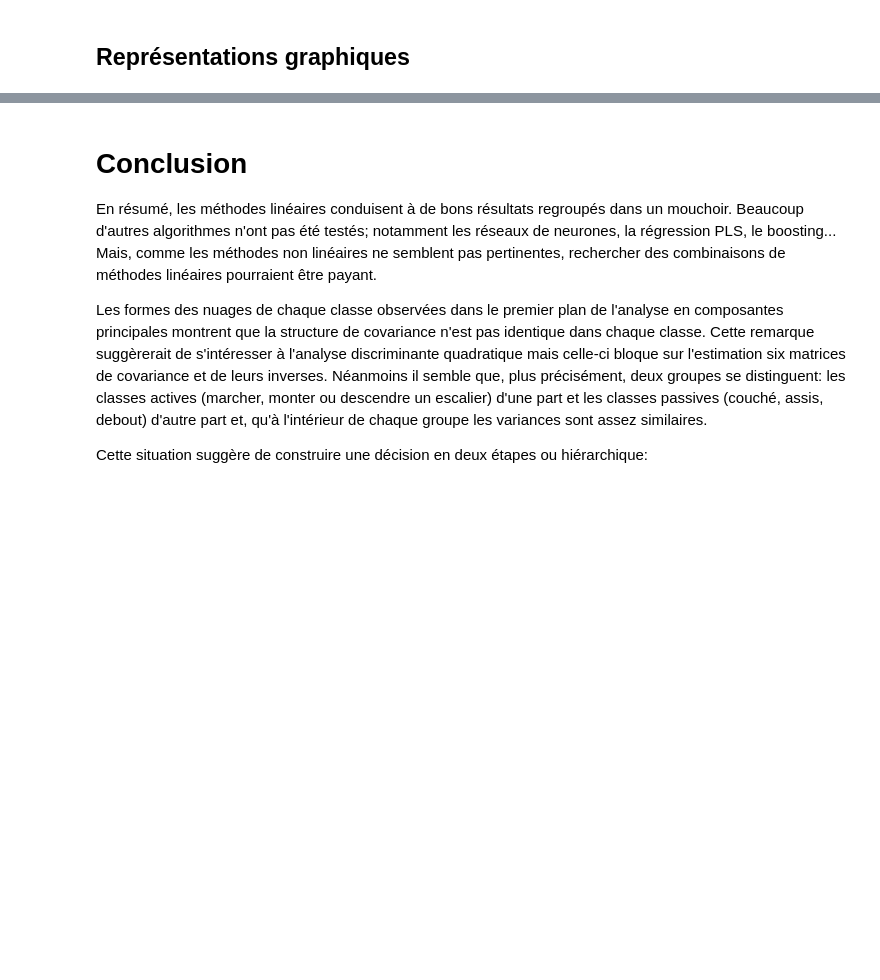
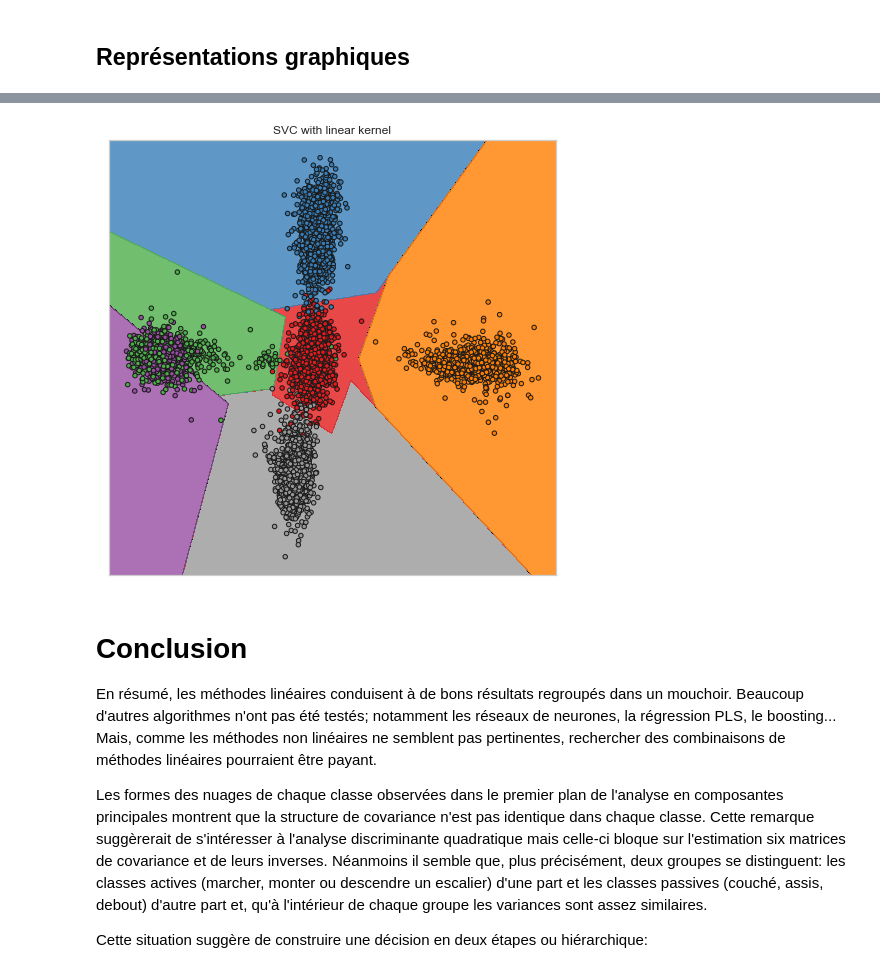
Before and after one commit to wikistat/High-Dimensional-Deep-Learning, a Jupyter notebook: HumanActivityRecognition/1-HDSTAT-Python-elem-HAR.ipynb, the cells around one changed output, grey strips where cells are left out. Cells and saved outputs as stored; diff of their text form; code cells hidden in the pictures; blank space fills up the shorter version.

Commit message:
First draf of plot with pyviz tools

```diff
--- a/HumanActivityRecognition/1-HDSTAT-Python-elem-HAR.ipynb
+++ b/HumanActivityRecognition/1-HDSTAT-Python-elem-HAR.ipynb
@@ -469,20 +587,22 @@ make_contour(fig, ax, X, colors, colors_list = COLOR_LIST[:4]+["black"]+COLOR_LI
 # %%
 # Take the first two features. We could avoid this by using a two-dim dataset
 X = X_r2[:,1:3]
 y = ytrain
 
 # we create an instance of SVM and fit out data. We do not scale our
 # data since we want to plot the support vectors
 C = 10  # SVM regularization parameter
 model = svm.SVC(kernel='linear', C=C)
 model = model.fit(X, y)
 
 # Set-up 2x2 grid for plotting.
 
 fig = plt.figure(figsize=(8,8))
 ax = fig.add_subplot(1,1,1)
 
-make_contour(fig, ax, X, colors, colors_list = COLOR_LIST[:4]+["black"]+COLOR_LIST[4:], title = 'SVC with linear kernel')
+make_contour(fig, ax, X, colors, colors_list = COLOR_LIST[:4]+["black"]+COLOR_LIST[4:], title = 'SVC with linear kernel', markers=markers)
+# %% [output]
+[figure, added]
 # %%
 # Take the first two features. We could avoid this by using a two-dim dataset
 X = X_r2[:,1:3]
```
Also changed, not shown: parts of 25 cells of this notebook, 3 other files.
